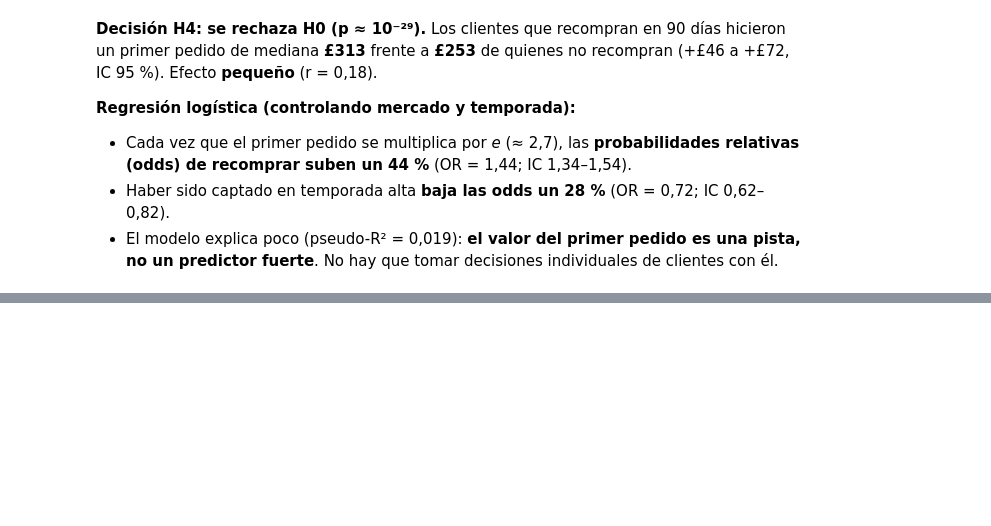
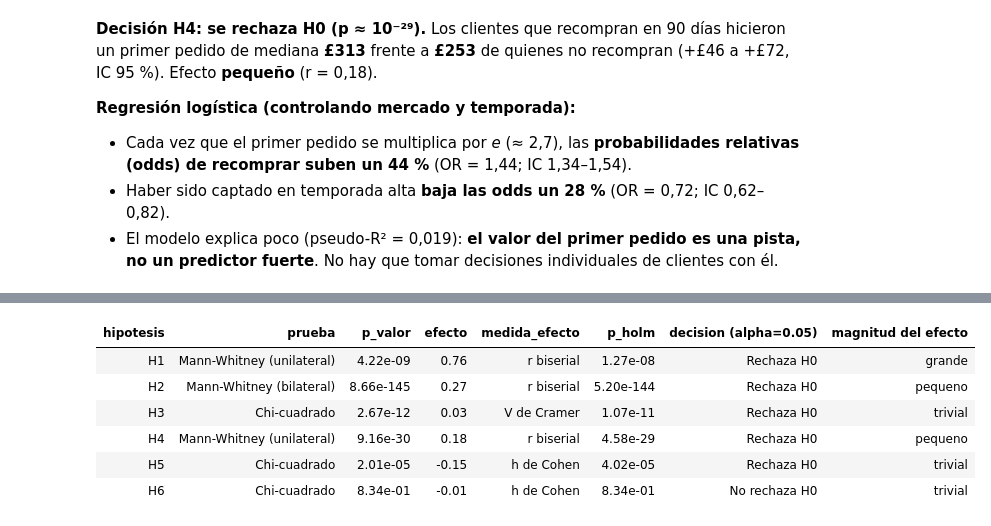
Before and after one commit to Xantyagoh/grupo3-bi-ecommerce, a Jupyter notebook: notebooks/04_hipotesis_validacion.ipynb, the cells around one changed output, grey strips where cells are left out. Cells and saved outputs as stored; diff of their text form; code cells hidden in the pictures; blank space fills up the shorter version.

```diff
--- a/notebooks/04_hipotesis_validacion.ipynb
+++ b/notebooks/04_hipotesis_validacion.ipynb
@@ -379,0 +441,21 @@ Los clientes que recompran en 90 días hicieron un primer pedido de mediana **£
+# %%
+from statsmodels.stats.multitest import multipletests
+
+res = pd.DataFrame(resultados, columns=['hipotesis', 'prueba', 'p_valor', 'efecto', 'medida_efecto'])
+res['p_holm'] = multipletests(res['p_valor'], method='holm')[1]
+res['decision (alpha=0.05)'] = np.where(res['p_holm'] < .05, 'Rechaza H0', 'No rechaza H0')
+
+def magnitud(m, e):
+    e = abs(e)
+    lim = (.1, .3, .5) if m == 'r biserial' else (.1, .3, .5) if m == 'V de Cramer' else (.2, .5, .8)
+    return 'trivial' if e < lim[0] else 'pequeno' if e < lim[1] else 'mediano' if e < lim[2] else 'grande'
+res['magnitud del efecto'] = [magnitud(m, e) for m, e in zip(res['medida_efecto'], res['efecto'])]
+res.style.format({'p_valor': '{:.2e}', 'p_holm': '{:.2e}', 'efecto': '{:.2f}'}).hide(axis='index')
+# %% [output]
+| hipotesis | prueba | p_valor | efecto | medida_efecto | p_holm | decision (alpha=0.05) | magnitud del efecto |
+| H1 | Mann-Whitney (unilateral) | 4.22e-09 | 0.76 | r biserial | 1.27e-08 | Rechaza H0 | grande |
+| H2 | Mann-Whitney (bilateral) | 8.66e-145 | 0.27 | r biserial | 5.20e-144 | Rechaza H0 | pequeno |
+| H3 | Chi-cuadrado | 2.67e-12 | 0.03 | V de Cramer | 1.07e-11 | Rechaza H0 | trivial |
+| H4 | Mann-Whitney (unilateral) | 9.16e-30 | 0.18 | r biserial | 4.58e-29 | Rechaza H0 | pequeno |
+| H5 | Chi-cuadrado | 2.01e-05 | -0.15 | h de Cohen | 4.02e-05 | Rechaza H0 | trivial |
+| H6 | Chi-cuadrado | 8.34e-01 | -0.01 | h de Cohen | 8.34e-01 | No rechaza H0 | trivial |
```
Also changed, not shown: parts of 9 cells of this notebook, 3 other files.
